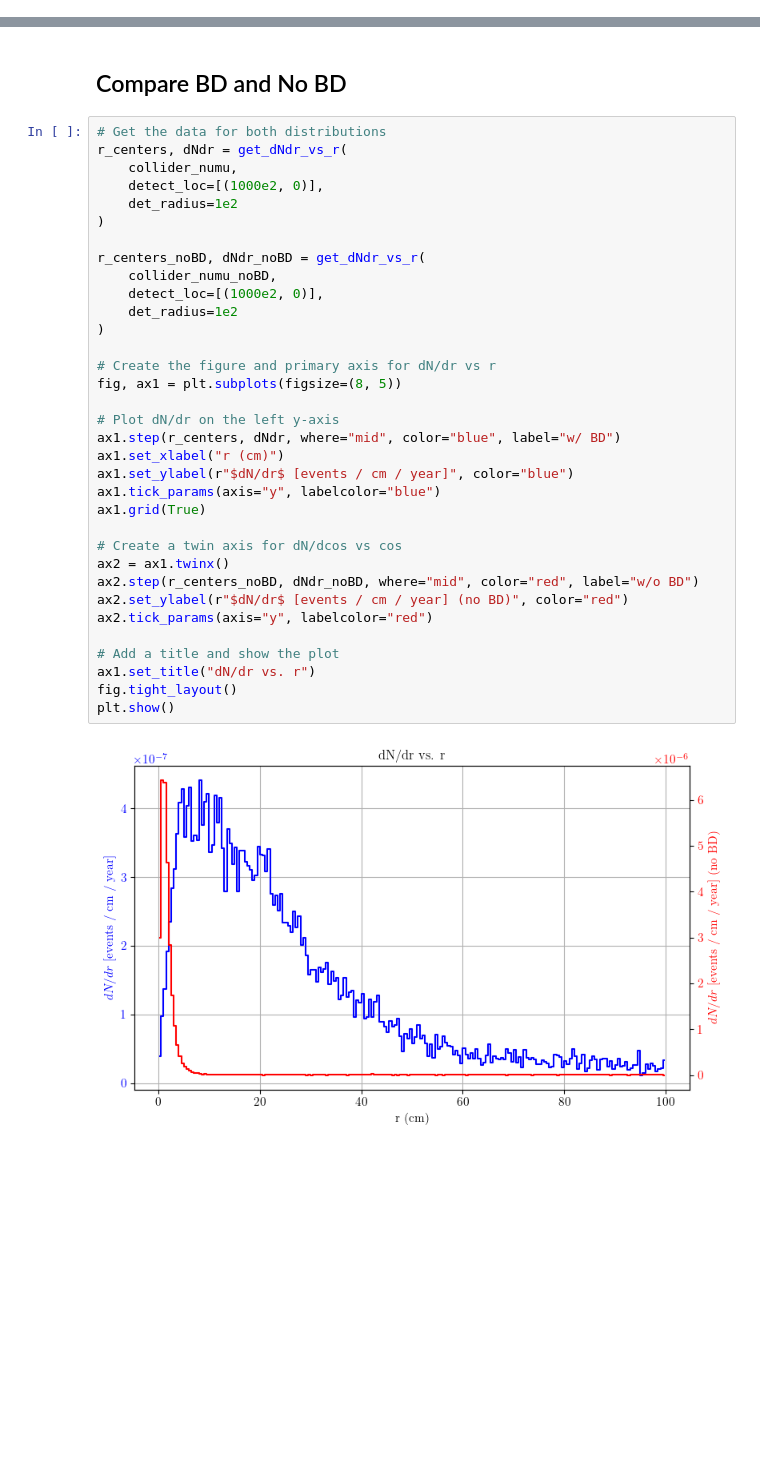
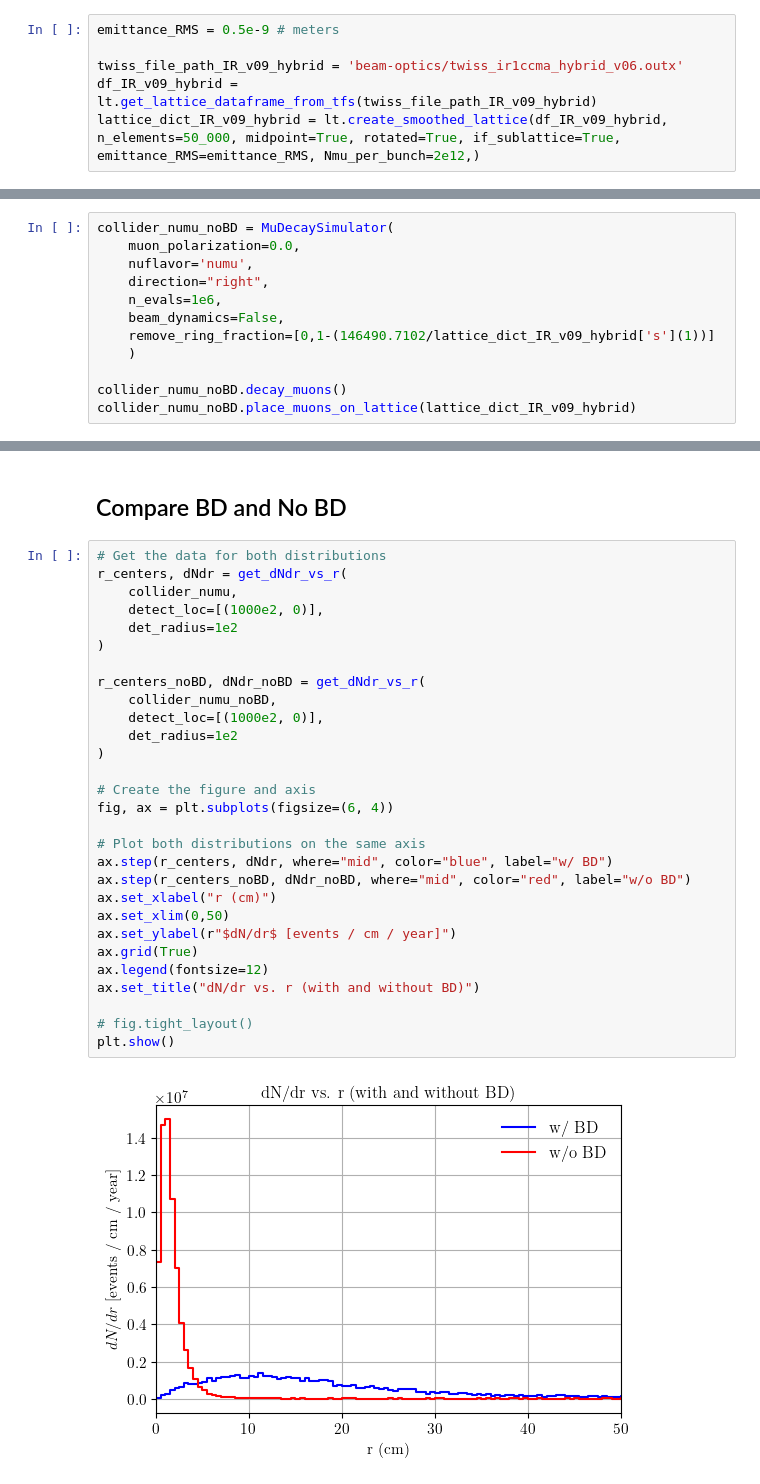
Before and after one commit to jchoi55/MINT, a Jupyter notebook: beam_dynamics.ipynb, the cells around one changed output, grey strips where cells are left out. Drawn from its saved outputs; the diff is of its cells as text; blank space fills up the shorter version.

```diff
--- a/beam_dynamics.ipynb
+++ b/beam_dynamics.ipynb
@@ -1421,0 +1434,6 @@ plot_event_counts_vs_energy(
+# %%
+emittance_RMS = 0.5e-9 # meters
+
+twiss_file_path_IR_v09_hybrid = 'beam-optics/twiss_ir1ccma_hybrid_v06.outx'
+df_IR_v09_hybrid = lt.get_lattice_dataframe_from_tfs(twiss_file_path_IR_v09_hybrid)
+lattice_dict_IR_v09_hybrid = lt.create_smoothed_lattice(df_IR_v09_hybrid, n_elements=50_000, midpoint=True, rotated=True, if_sublattice=True, emittance_RMS=emittance_RMS, Nmu_per_bunch=2e12,)
@@ -1421,0 +1502,12 @@ plot_event_counts_vs_energy(
+# %%
+collider_numu_noBD = MuDecaySimulator(
+    muon_polarization=0.0,
+    nuflavor='numu',
+    direction="right",
+    n_evals=1e6,
+    beam_dynamics=False,
+    remove_ring_fraction=[0,1-(146490.7102/lattice_dict_IR_v09_hybrid['s'](1))]
+    )
+
+collider_numu_noBD.decay_muons()
+collider_numu_noBD.place_muons_on_lattice(lattice_dict_IR_v09_hybrid)
@@ -1424,39 +1534,34 @@ plot_event_counts_vs_energy(
 # %%
 # Get the data for both distributions
 r_centers, dNdr = get_dNdr_vs_r(
     collider_numu,
     detect_loc=[(1000e2, 0)],
     det_radius=1e2
 )
 
 r_centers_noBD, dNdr_noBD = get_dNdr_vs_r(
     collider_numu_noBD,
     detect_loc=[(1000e2, 0)],
     det_radius=1e2
 )
 
-# Create the figure and primary axis for dN/dr vs r
-fig, ax1 = plt.subplots(figsize=(8, 5))
+# Create the figure and axis
+fig, ax = plt.subplots(figsize=(6, 4))
 
-# Plot dN/dr on the left y-axis
-ax1.step(r_centers, dNdr, where="mid", color="blue", label="w/ BD")
-ax1.set_xlabel("r (cm)")
-ax1.set_ylabel(r"$dN/dr$ [events / cm / year]", color="blue")
-ax1.tick_params(axis="y", labelcolor="blue")
-ax1.grid(True)
+# Plot both distributions on the same axis
+ax.step(r_centers, dNdr, where="mid", color="blue", label="w/ BD")
+ax.step(r_centers_noBD, dNdr_noBD, where="mid", color="red", label="w/o BD")
+ax.set_xlabel("r (cm)")
+ax.set_xlim(0,50)
+ax.set_ylabel(r"$dN/dr$ [events / cm / year]")
+ax.grid(True)
+ax.legend(fontsize=12)
+ax.set_title("dN/dr vs. r (with and without BD)")
 
-# Create a twin axis for dN/dcos vs cos
-ax2 = ax1.twinx()
-ax2.step(r_centers_noBD, dNdr_noBD, where="mid", color="red", label="w/o BD")
-ax2.set_ylabel(r"$dN/dr$ [events / cm / year] (no BD)", color="red")
-ax2.tick_params(axis="y", labelcolor="red")
-
-# Add a title and show the plot
-ax1.set_title("dN/dr vs. r")
-fig.tight_layout()
+# fig.tight_layout()
 plt.show()
 # %% [output]
-[figure, old version]
+[figure, new version]
 # %%
 # Get the data for both distributions
 cos_centers, dNdcos = get_dNdcos_vs_cos(
```
Also changed, not shown: parts of 15 cells of this notebook, 7 other files.
